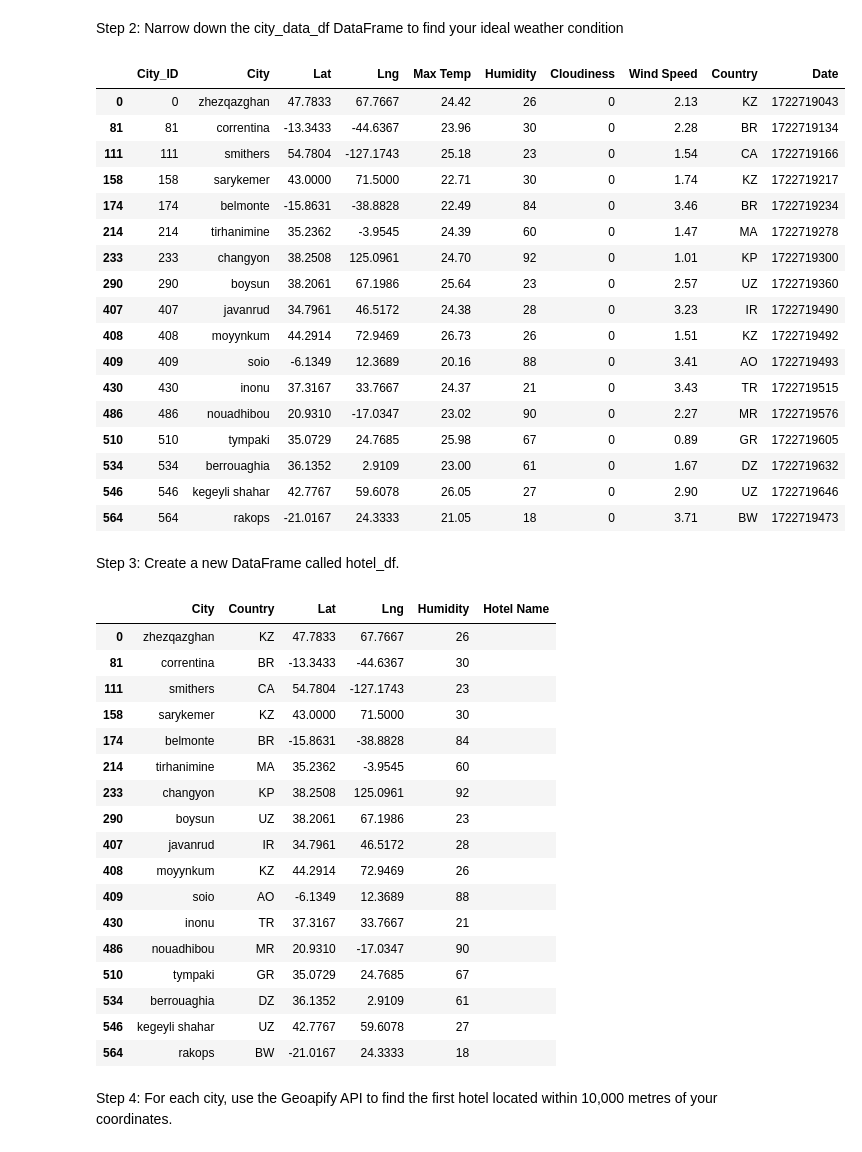
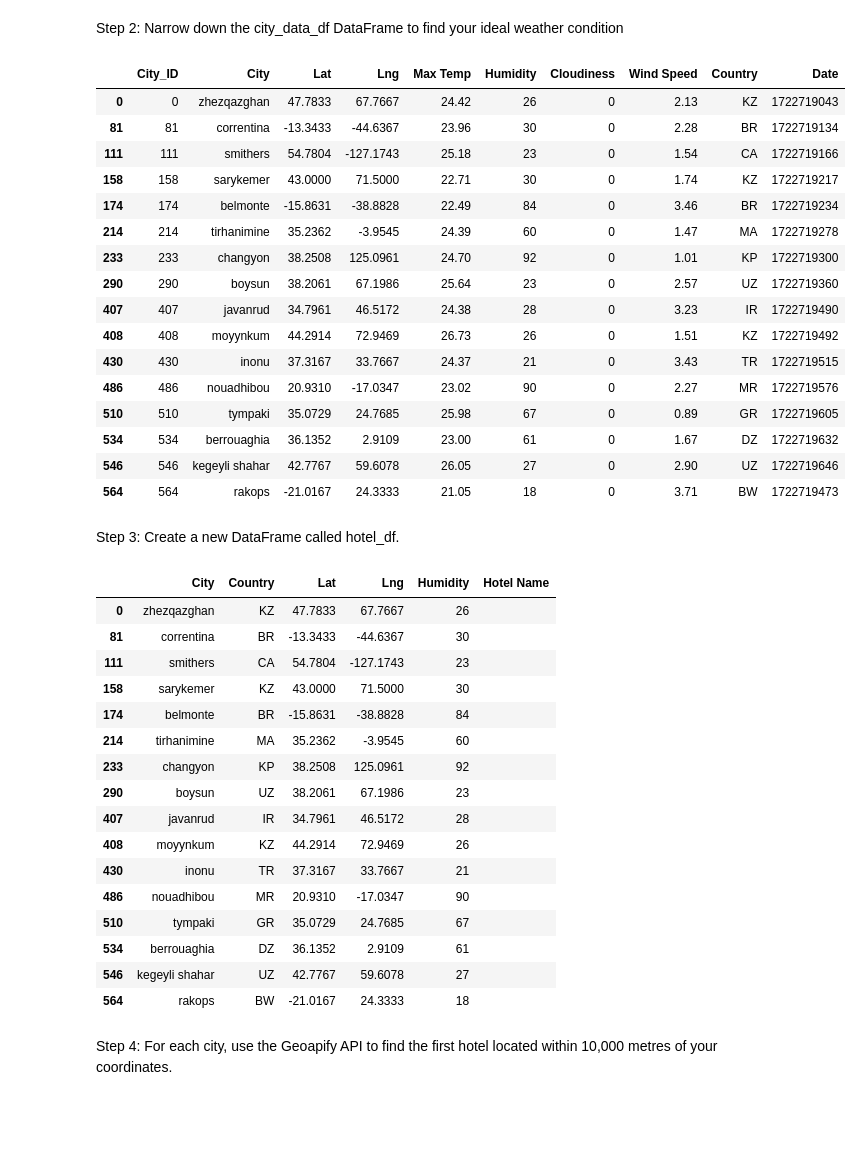
Before and after one commit to MeenaVellala/python-api-challenge, a Jupyter notebook: Vacationpysolution.ipynb, the cells around one changed output. Cells and saved outputs as stored; diff of their text form; code cells hidden in the pictures; blank space fills up the shorter version.

```diff
--- a/Vacationpysolution.ipynb
+++ b/Vacationpysolution.ipynb
@@ -61,29 +61,28 @@ humidity_map
 Step 2: Narrow down the city_data_df DataFrame to find your ideal weather condition
 # %%
 # Narrow down cities that fit criteria and drop any results with null values
-#A max temperature lower than 27 degrees but higher than 21, #Wind speed less than 4 m/s, #Zero cloudiness
-weather_df = city_data_df.loc[(city_data_df["Max Temp"] < 27) & (city_data_df["Max Temp"] > 20) & \
-                                (city_data_df["Wind Speed"] < 4) & \
+#A max temperature lower than 27 degrees but higher than 21, #Wind speed less than 4.5 m/s, #Zero cloudiness
+weather_df = city_data_df.loc[(city_data_df["Max Temp"] < 27) & (city_data_df["Max Temp"] > 21) & \
+                                (city_data_df["Wind Speed"] < 4.5) & \
                                 (city_data_df["Cloudiness"] == 0)]
 
 # Drop any rows with null values
 weather_df = weather_df.dropna()
 
 # Display sample data
 weather_df
 # %% [output]
 |  | City_ID | City | Lat | Lng | Max Temp | Humidity | Cloudiness | Wind Speed | Country | Date |
 | 0 | 0 | zhezqazghan | 47.7833 | 67.7667 | 24.42 | 26 | 0 | 2.13 | KZ | 1722719043 |
 | 81 | 81 | correntina | -13.3433 | -44.6367 | 23.96 | 30 | 0 | 2.28 | BR | 1722719134 |
 | 111 | 111 | smithers | 54.7804 | -127.1743 | 25.18 | 23 | 0 | 1.54 | CA | 1722719166 |
 | 158 | 158 | sarykemer | 43.0000 | 71.5000 | 22.71 | 30 | 0 | 1.74 | KZ | 1722719217 |
 | 174 | 174 | belmonte | -15.8631 | -38.8828 | 22.49 | 84 | 0 | 3.46 | BR | 1722719234 |
 | 214 | 214 | tirhanimine | 35.2362 | -3.9545 | 24.39 | 60 | 0 | 1.47 | MA | 1722719278 |
 | 233 | 233 | changyon | 38.2508 | 125.0961 | 24.70 | 92 | 0 | 1.01 | KP | 1722719300 |
 | 290 | 290 | boysun | 38.2061 | 67.1986 | 25.64 | 23 | 0 | 2.57 | UZ | 1722719360 |
 | 407 | 407 | javanrud | 34.7961 | 46.5172 | 24.38 | 28 | 0 | 3.23 | IR | 1722719490 |
 | 408 | 408 | moyynkum | 44.2914 | 72.9469 | 26.73 | 26 | 0 | 1.51 | KZ | 1722719492 |
-| 409 | 409 | soio | -6.1349 | 12.3689 | 20.16 | 88 | 0 | 3.41 | AO | 1722719493 |
 | 430 | 430 | inonu | 37.3167 | 33.7667 | 24.37 | 21 | 0 | 3.43 | TR | 1722719515 |
 | 486 | 486 | nouadhibou | 20.9310 | -17.0347 | 23.02 | 90 | 0 | 2.27 | MR | 1722719576 |
 | 510 | 510 | tympaki | 35.0729 | 24.7685 | 25.98 | 67 | 0 | 0.89 | GR | 1722719605 |
@@ -114,7 +113,6 @@ hotel_df
 | 290 | boysun | UZ | 38.2061 | 67.1986 | 23 |  |
 | 407 | javanrud | IR | 34.7961 | 46.5172 | 28 |  |
 | 408 | moyynkum | KZ | 44.2914 | 72.9469 | 26 |  |
-| 409 | soio | AO | -6.1349 | 12.3689 | 88 |  |
 | 430 | inonu | TR | 37.3167 | 33.7667 | 21 |  |
 | 486 | nouadhibou | MR | 20.9310 | -17.0347 | 90 |  |
 | 510 | tympaki | GR | 35.0729 | 24.7685 | 67 |  |
```
Also changed, not shown: parts of 1 cell of this notebook.
